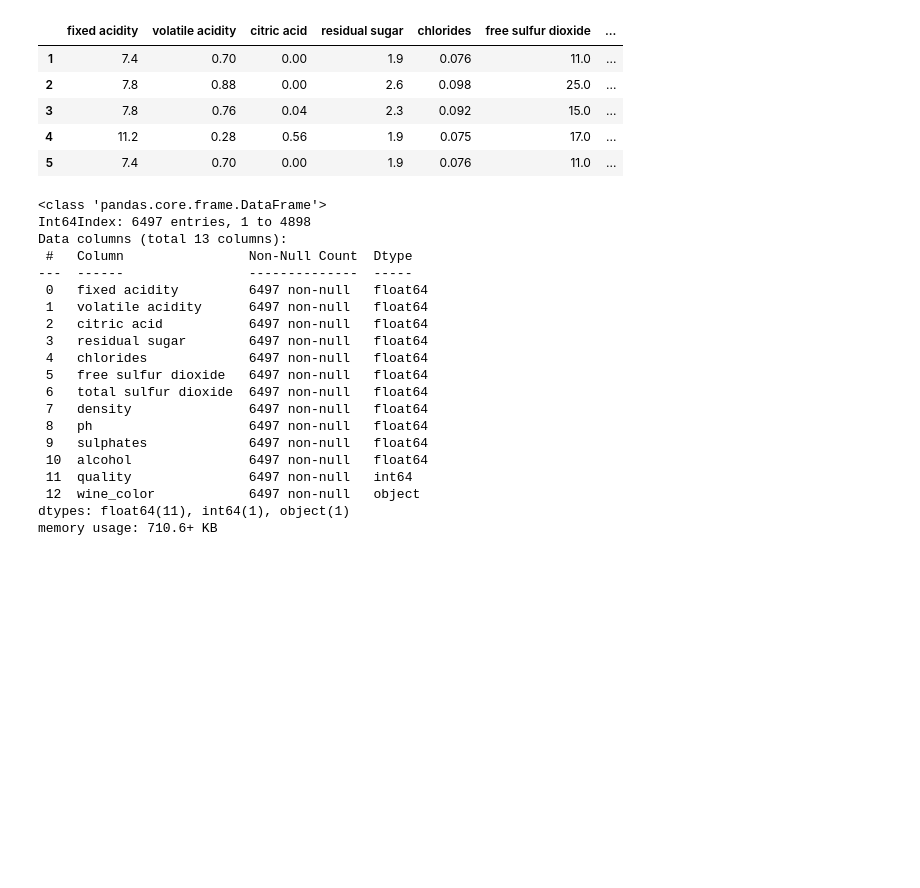
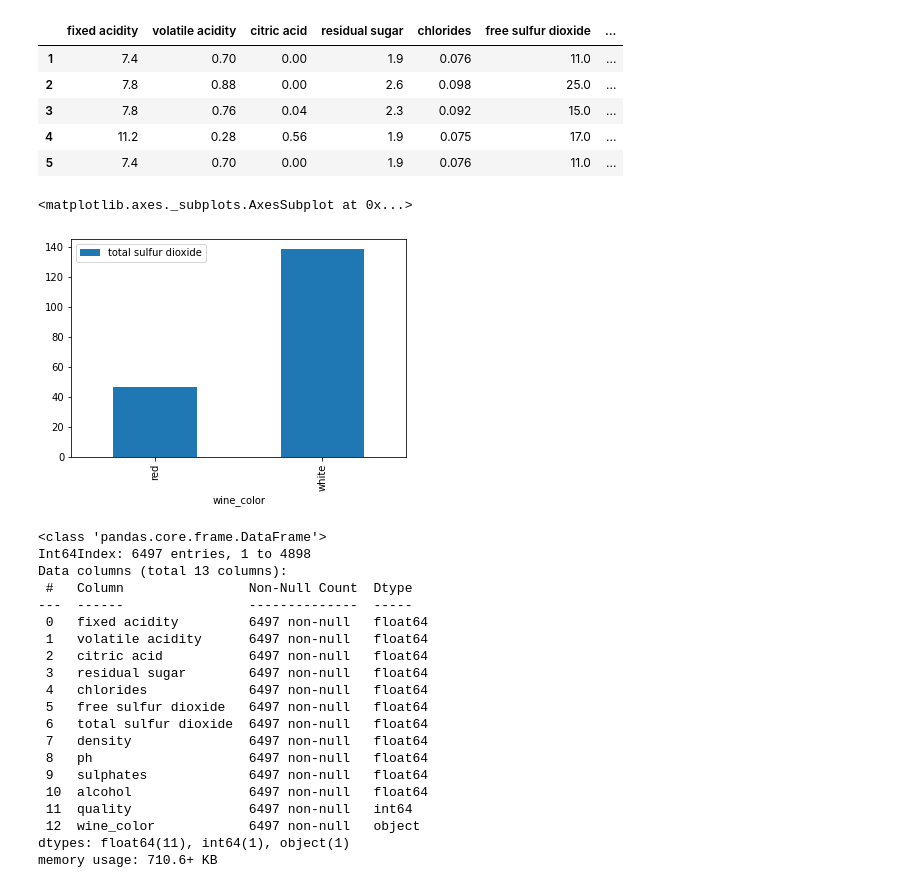
Before and after one commit to Heise1990/Project-3-Wine, a Jupyter notebook: Jupyter/Red_White_Wine_Data_Analysis.ipynb, the cells around one changed output. Cells and saved outputs as stored; diff of their text form; code cells hidden in the pictures; blank space fills up the shorter version.

Commit message:
added readme and made small adjustments to analysis

```diff
--- a/Jupyter/Red_White_Wine_Data_Analysis.ipynb
+++ b/Jupyter/Red_White_Wine_Data_Analysis.ipynb
@@ -61,6 +66,12 @@ wine.head()
 | 3 | 7.8 | 0.76 | 0.04 | 2.3 | 0.092 | 15.0 | ... |
 | 4 | 11.2 | 0.28 | 0.56 | 1.9 | 0.075 | 17.0 | ... |
 | 5 | 7.4 | 0.70 | 0.00 | 1.9 | 0.076 | 11.0 | ... |
+# %%
+analysis_df = wine[['wine_color', 'total sulfur dioxide']]
+analysis_df.groupby('wine_color').mean().plot.bar()
+# %% [output]
+<matplotlib.axes._subplots.AxesSubplot at 0x...>
+[figure, added]
 # %%
 #summarize wine data----- white wine data much more prevalent
 wine.info()
```
Also changed, not shown: parts of 8 cells of this notebook, 2 other files.
